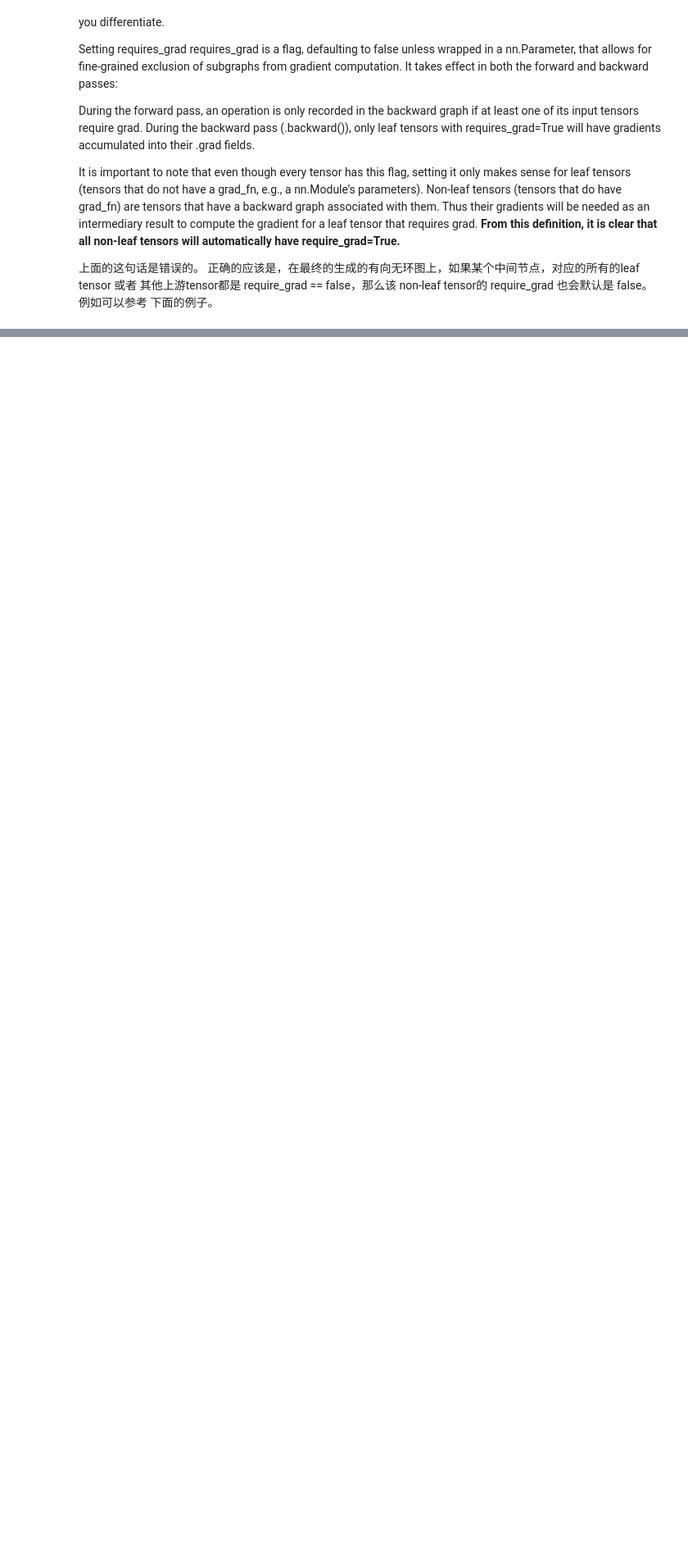
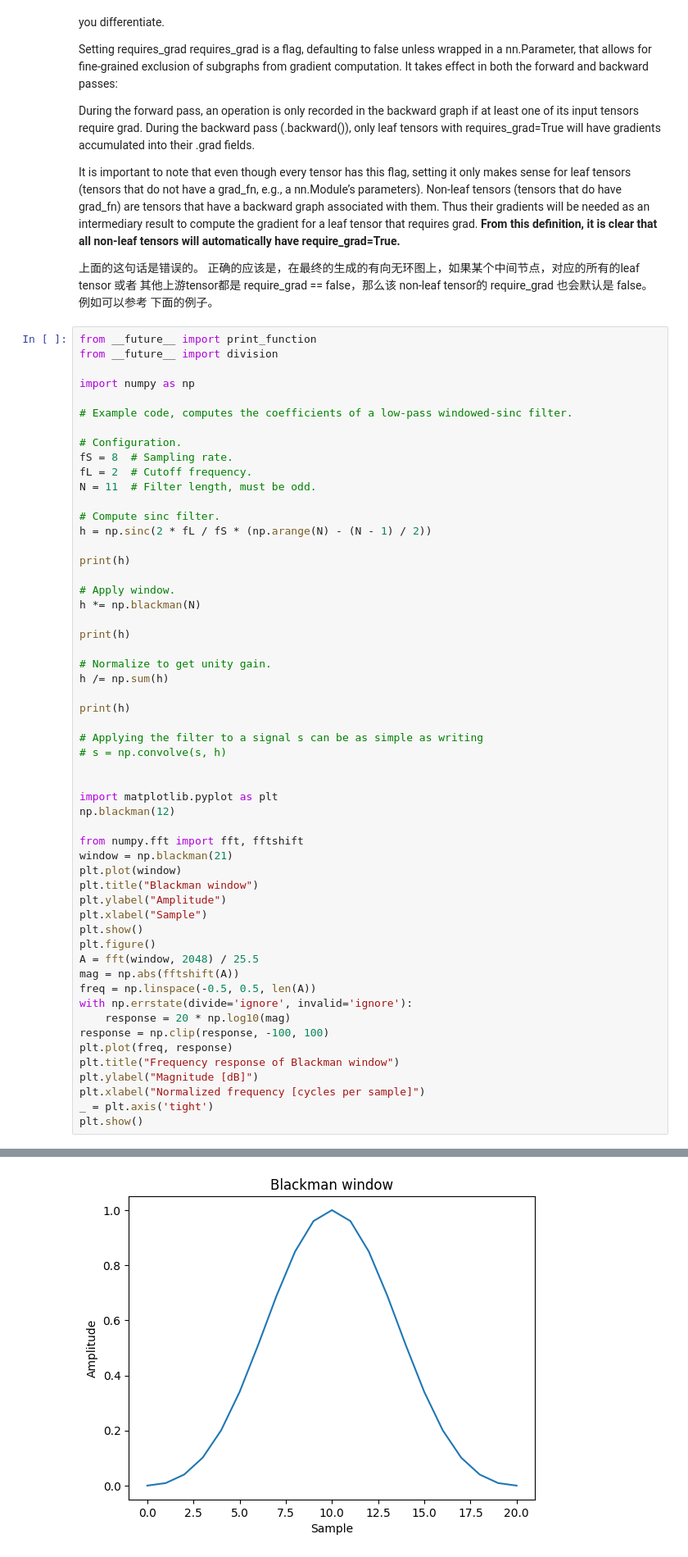
Before and after one commit to zhangfaen/python-pytorch-tips, a Jupyter notebook: test.ipynb, the cells around one changed output, grey strips where cells are left out. Shown at 82% size. Saved outputs shown, nothing was run; the diff lists cells and outputs as text; blank space fills up the shorter version.

```diff
--- a/test.ipynb
+++ b/test.ipynb
@@ -17,3 +17,59 @@ During the forward pass, an operation is only recorded in the backward graph if
 It is important to note that even though every tensor has this flag, setting it only makes sense for leaf tensors (tensors that do not have a grad_fn, e.g., a nn.Module’s parameters). Non-leaf tensors (tensors that do have grad_fn) are tensors that have a backward graph associated with them. Thus their gradients will be needed as an intermediary result to compute the gradient for a leaf tensor that requires grad. **From this definition, it is clear that all non-leaf tensors will automatically have require_grad=True.**
 
 上面的这句话是错误的。 正确的应该是，在最终的生成的有向无环图上，如果某个中间节点，对应的所有的leaf tensor 或者 其他上游tensor都是 require_grad == false，那么该 non-leaf tensor的 require_grad 也会默认是 false。 例如可以参考 下面的例子。
+# %%
+from __future__ import print_function
+from __future__ import division
+
+import numpy as np
+
+# Example code, computes the coefficients of a low-pass windowed-sinc filter.
+
+# Configuration.
+fS = 8  # Sampling rate.
+fL = 2  # Cutoff frequency.
+N = 11  # Filter length, must be odd.
+
+# Compute sinc filter.
+h = np.sinc(2 * fL / fS * (np.arange(N) - (N - 1) / 2))
+
+print(h)
+
+# Apply window.
+h *= np.blackman(N)
+
+print(h)
+
+# Normalize to get unity gain.
+h /= np.sum(h)
+
+print(h)
+
+# Applying the filter to a signal s can be as simple as writing
+# s = np.convolve(s, h)
+
+
+import matplotlib.pyplot as plt
+np.blackman(12)
+
+from numpy.fft import fft, fftshift
+window = np.blackman(21)
+plt.plot(window)
+plt.title("Blackman window")
+plt.ylabel("Amplitude")
+plt.xlabel("Sample")
+plt.show()
+plt.figure()
+A = fft(window, 2048) / 25.5
+mag = np.abs(fftshift(A))
+freq = np.linspace(-0.5, 0.5, len(A))
+with np.errstate(divide='ignore', invalid='ignore'):
+    response = 20 * np.log10(mag)
+response = np.clip(response, -100, 100)
+plt.plot(freq, response)
+plt.title("Frequency response of Blackman window")
+plt.ylabel("Magnitude [dB]")
+plt.xlabel("Normalized frequency [cycles per sample]")
+_ = plt.axis('tight')
+plt.show()
+# %% [output]
@@ -19,0 +85 @@ It is important to note that even though every tensor has this flag, setting it
+[figure, added]
```
Also changed, not shown: parts of 2 cells of this notebook, 3 other files.
